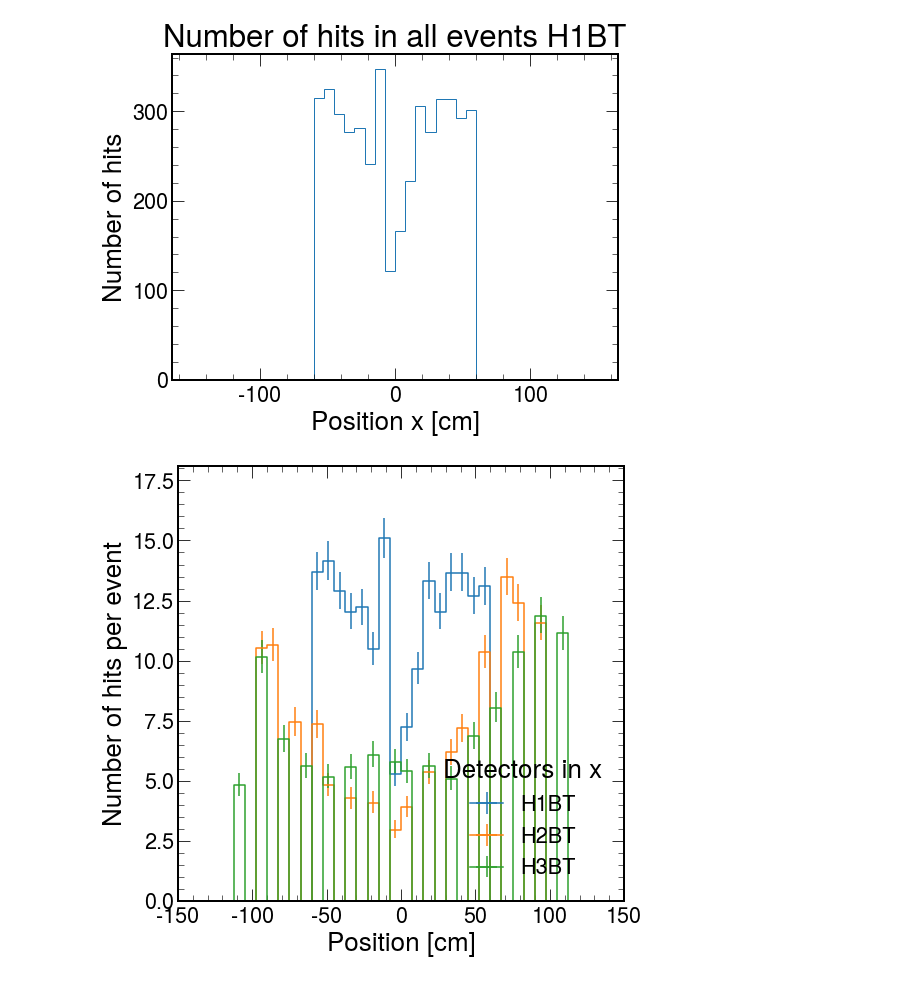
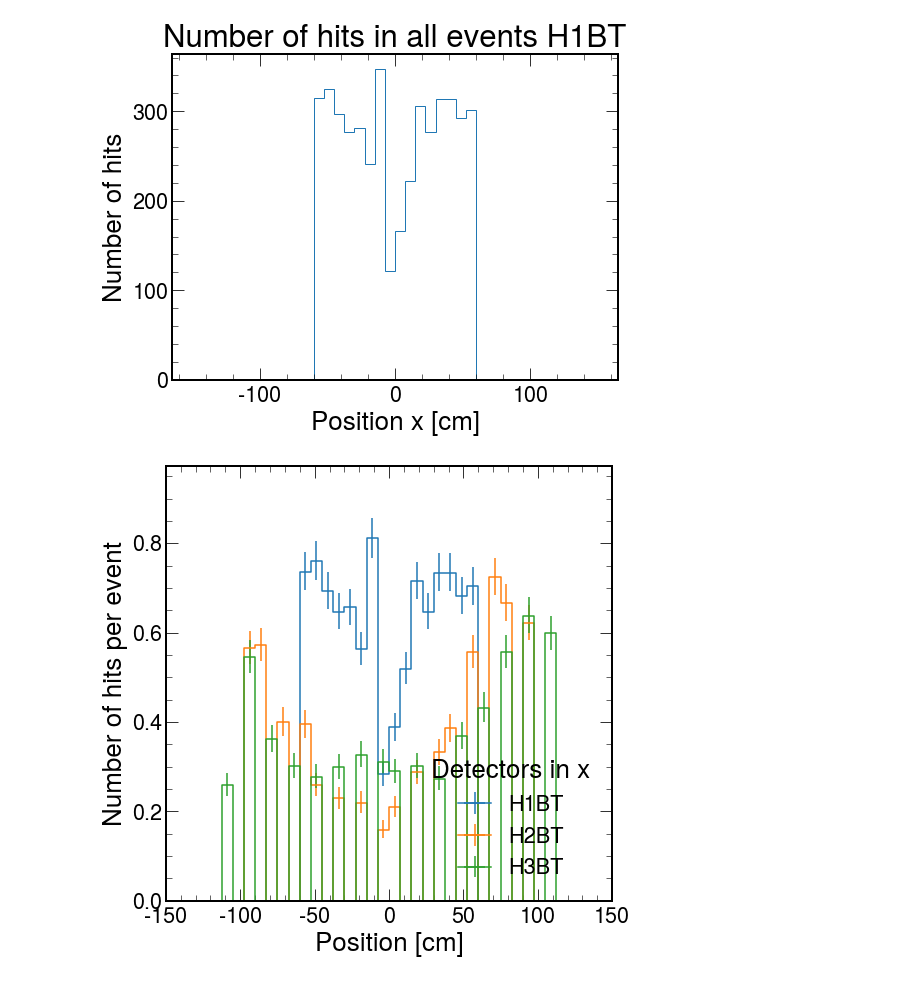
Before and after one commit to DarkQuest-FNAL/DarkQuest, a Jupyter notebook: e1039-analysis/python/tracklet_2017data.ipynb, the cells around one changed output. Cells and saved outputs as stored; diff of their text form; code cells hidden in the pictures.

Commit message:
fix nevents

```diff
--- a/e1039-analysis/python/tracklet_2017data.ipynb
+++ b/e1039-analysis/python/tracklet_2017data.ipynb
@@ -65,37 +65,38 @@ allhits = root.fAllHits
 maskedhits = ak.mask(allhits,trigmask)
 
 detmask = detectorMask(allhits)
+
+nevents = len(ak.flatten(ak.count(maskedhits.pos,axis=-1),0))
 
 for dets,item in detid_dict.items():
     direction = item['dir']
     detectors = item['det']
     pos_axis = hist.Bin("pos", "Position [cm]", 40, -150, 150)
     hpos = hist.Hist("Number of hits per event",hist.Cat("detector", "Detectors in %s"%direction),pos_axis)
     for det in detectors.keys():
         maskedhits_det = maskedhits[detmask[det]]
         numpos = ak.num(maskedhits_det.pos)
 
         fig = plt.figure(figsize=(8,6))
         plt.hist(ak.flatten(maskedhits_det.pos), bins=40, range=(-150,150), histtype='step', density=False)
         plt.ylabel("Number of hits")
         plt.xlabel("Position %s [cm]"%direction)
         plt.title("Number of hits in all events %s"%det)
         plt.savefig("positionNhits_%s_%s.png"%(direction,det))
-        plt.show()
+        #plt.show()
 
-        nevents = len(np.array(ak.count(maskedhits_det.pos, axis=0)))
-
+        #nevents = len(np.array(ak.count(maskedhits_det.pos, axis=0)))
         hpos.fill(detector=det,pos=np.array(ak.flatten(maskedhits_det.pos)))
 
     hpos.scale(1/nevents)
 
     fig,ax = plt.subplots(1,1, figsize=(8,8))
     hist.plot1d(hpos, overlay='detector',ax=ax);
     fig.savefig("rate_%s.png"%dets)
 # %% [output]
 [figure]
 [figure]
 [figure]
-[figure, old version]
+[figure, new version]
 [figure]
 [figure]
```
Also changed, not shown: parts of 1 cell of this notebook.
